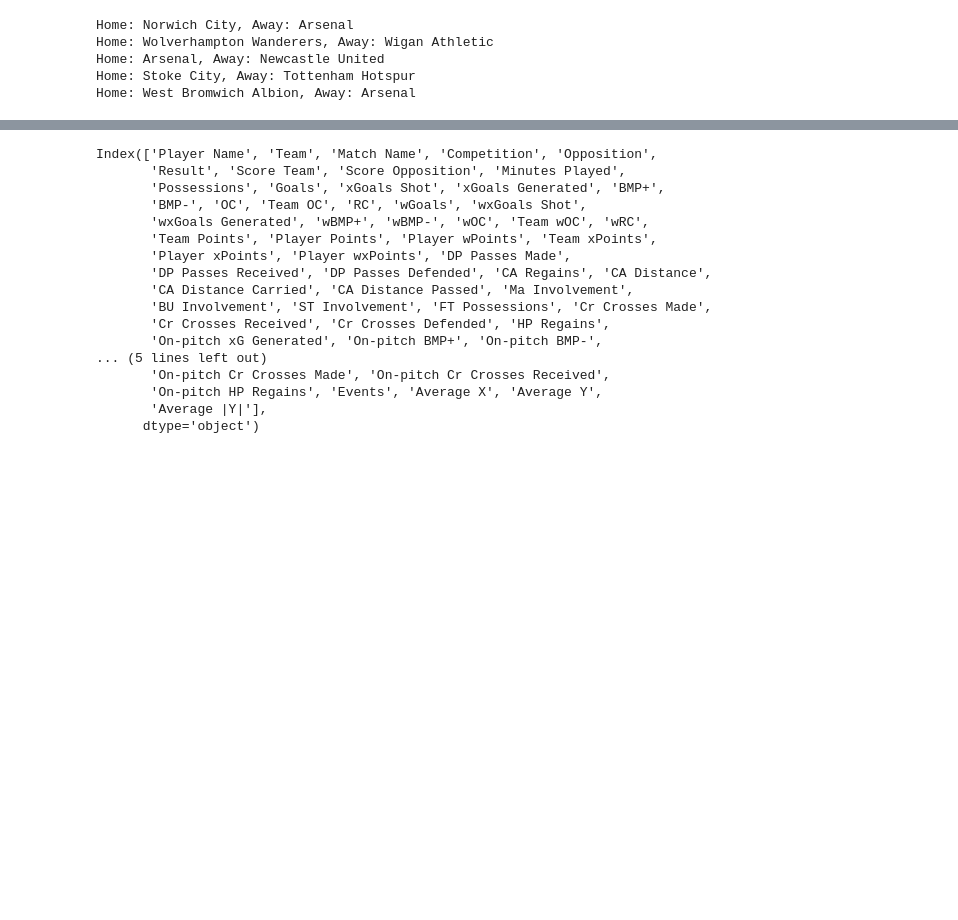
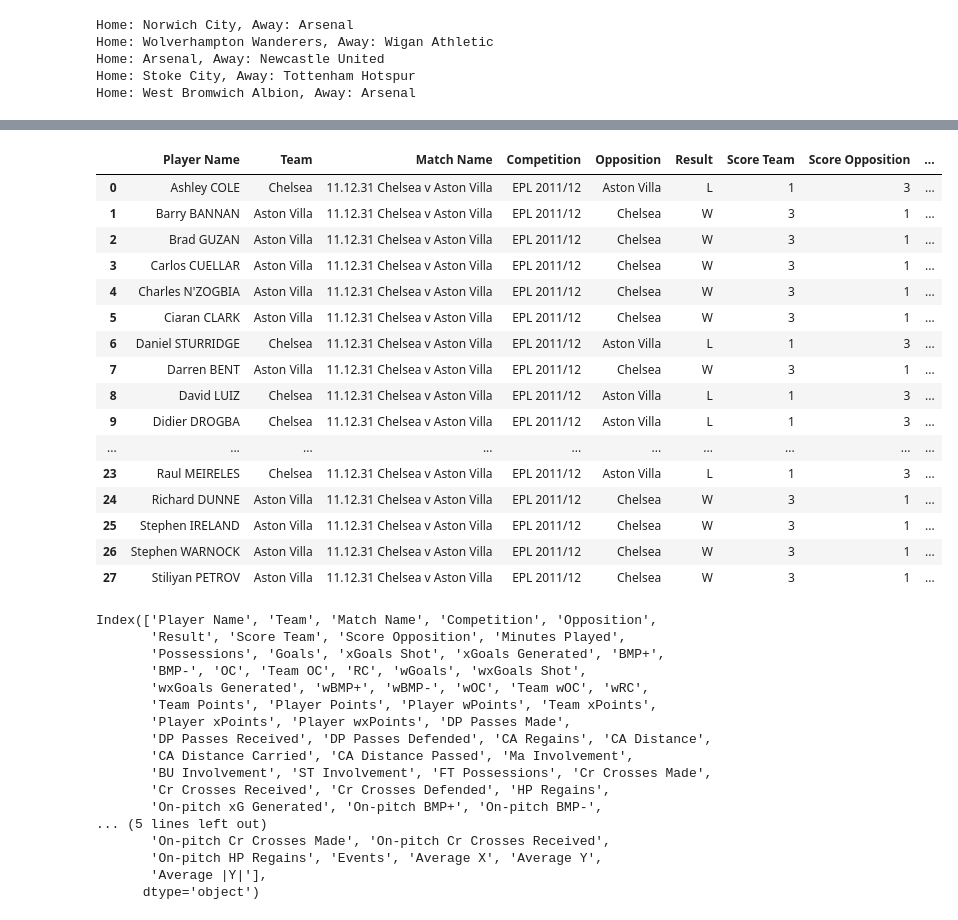
Before and after one commit to adandotmosta/PremierLeague, a Jupyter notebook: manipulatePLayers.ipynb, the cells around one changed output, grey strips where cells are left out. Saved outputs shown, nothing was run; the diff lists cells and outputs as text; code cells hidden in the pictures; blank space fills up the shorter version.

```diff
--- a/manipulatePLayers.ipynb
+++ b/manipulatePLayers.ipynb
@@ -81,3 +61,23 @@ Manchester_liv
+# %%
+dfs["11.12.31 Chelsea v Aston Villa - Players.csv"]
+# %% [output]
+|  | Player Name | Team | Match Name | Competition | Opposition | Result | Score Team | Score Opposition | ... |
+| 0 | Ashley COLE | Chelsea | 11.12.31 Chelsea v Aston Villa | EPL 2011/12 | Aston Villa | L | 1 | 3 | ... |
+| 1 | Barry BANNAN | Aston Villa | 11.12.31 Chelsea v Aston Villa | EPL 2011/12 | Chelsea | W | 3 | 1 | ... |
+| 2 | Brad GUZAN | Aston Villa | 11.12.31 Chelsea v Aston Villa | EPL 2011/12 | Chelsea | W | 3 | 1 | ... |
+| 3 | Carlos CUELLAR | Aston Villa | 11.12.31 Chelsea v Aston Villa | EPL 2011/12 | Chelsea | W | 3 | 1 | ... |
+| 4 | Charles N'ZOGBIA | Aston Villa | 11.12.31 Chelsea v Aston Villa | EPL 2011/12 | Chelsea | W | 3 | 1 | ... |
+| 5 | Ciaran CLARK | Aston Villa | 11.12.31 Chelsea v Aston Villa | EPL 2011/12 | Chelsea | W | 3 | 1 | ... |
+| 6 | Daniel STURRIDGE | Chelsea | 11.12.31 Chelsea v Aston Villa | EPL 2011/12 | Aston Villa | L | 1 | 3 | ... |
+| 7 | Darren BENT | Aston Villa | 11.12.31 Chelsea v Aston Villa | EPL 2011/12 | Chelsea | W | 3 | 1 | ... |
+| 8 | David LUIZ | Chelsea | 11.12.31 Chelsea v Aston Villa | EPL 2011/12 | Aston Villa | L | 1 | 3 | ... |
+| 9 | Didier DROGBA | Chelsea | 11.12.31 Chelsea v Aston Villa | EPL 2011/12 | Aston Villa | L | 1 | 3 | ... |
+| ... | ... | ... | ... | ... | ... | ... | ... | ... | ... |
+| 23 | Raul MEIRELES | Chelsea | 11.12.31 Chelsea v Aston Villa | EPL 2011/12 | Aston Villa | L | 1 | 3 | ... |
+| 24 | Richard DUNNE | Aston Villa | 11.12.31 Chelsea v Aston Villa | EPL 2011/12 | Chelsea | W | 3 | 1 | ... |
+| 25 | Stephen IRELAND | Aston Villa | 11.12.31 Chelsea v Aston Villa | EPL 2011/12 | Chelsea | W | 3 | 1 | ... |
+| 26 | Stephen WARNOCK | Aston Villa | 11.12.31 Chelsea v Aston Villa | EPL 2011/12 | Chelsea | W | 3 | 1 | ... |
+| 27 | Stiliyan PETROV | Aston Villa | 11.12.31 Chelsea v Aston Villa | EPL 2011/12 | Chelsea | W | 3 | 1 | ... |
 # %%
 Manchester_liv.columns
 # %% [output]
```
Also changed, not shown: parts of 16 cells of this notebook, 18 other files.
